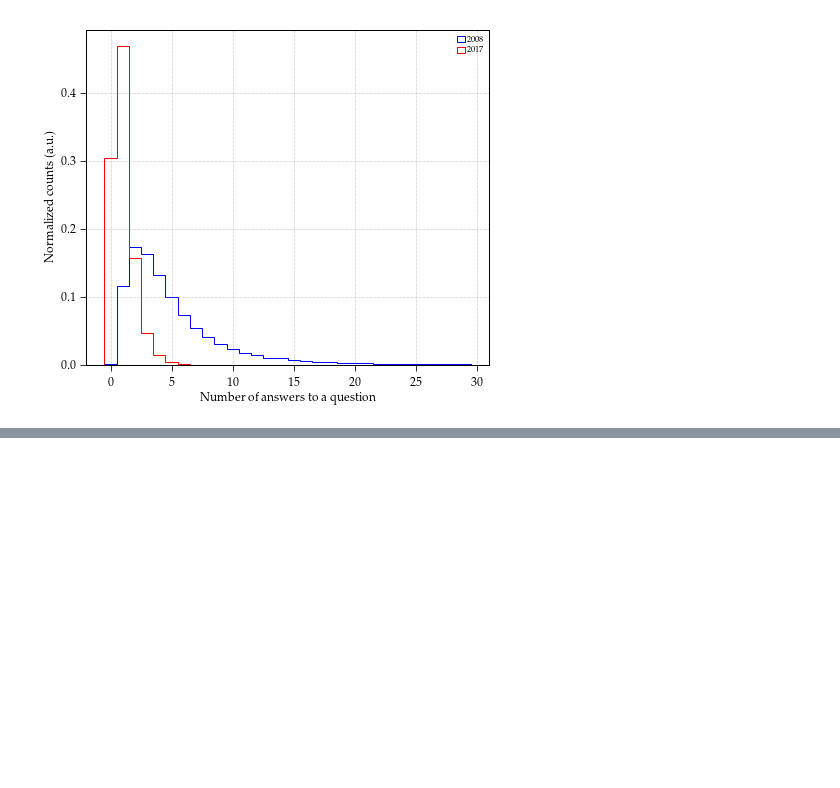
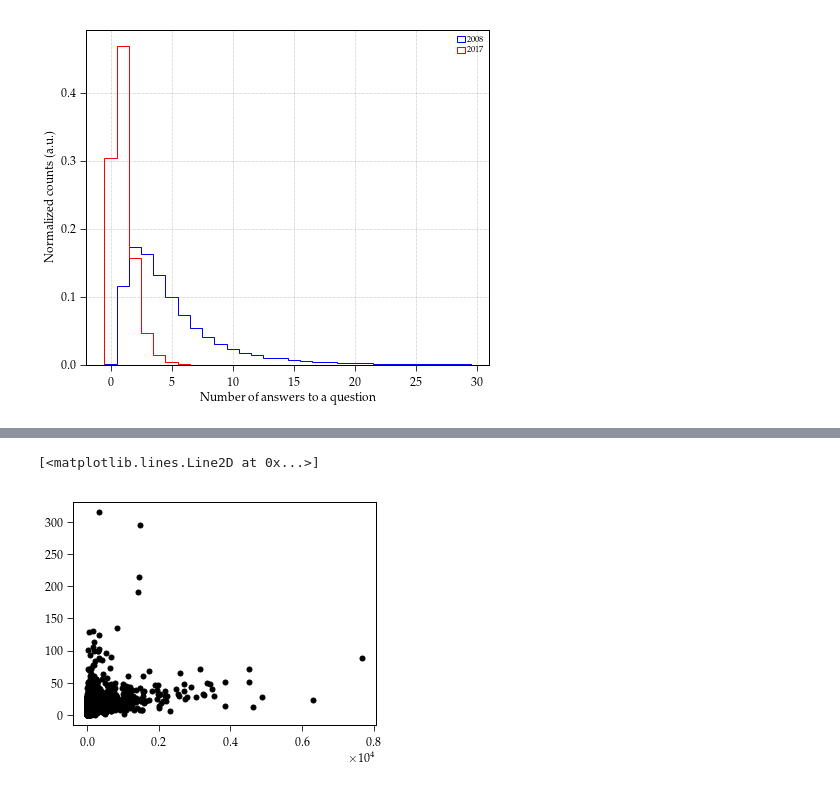
Before and after one commit to AkagiShigeru/incubator-overflow, a Jupyter notebook: stackoverflow-nlp.ipynb, the cells around one changed output, grey strips where cells are left out. Drawn from its saved outputs; the diff is of its cells as text; code cells hidden in the pictures; blank space fills up the shorter version.

```diff
--- a/stackoverflow-nlp.ipynb
+++ b/stackoverflow-nlp.ipynb
@@ -33,5 +33,6 @@ qs17.set_index("Id", inplace=True, drop=False)
 # %%
 words = store_dict.select("all")
 wordlists = store_words.select("words")
+wordlists.set_index("Id", inplace=True, drop=False)
 # %%
 words = words.sort_values(by="n", ascending=False)
@@ -78,4 +73,5 @@ plt.savefig("./plots/nanswers_time.pdf")
 # %% [output]
 [figure]
 # %%
-# pd.to_datetime(posts.CreationDate, origin="julian", unit="D")
+# convert to datetime objects
+qs08["CreationDate"] = pd.to_datetime(qs08.CreationDate, origin="julian", unit="D")
@@ -86,0 +105,4 @@ posts.AnswerCount.hist(bins=100, range=[0, 30])
+# %%
+# join in information about occurring words, probabilities etc
+qs08 = qs08.join(wordlists, how="inner", rsuffix="_r")
+qs08
@@ -86,0 +129,5 @@ posts.AnswerCount.hist(bins=100, range=[0, 30])
+# %%
+plt.plot(qs08.Score, qs08.AnswerCount, "k.")
+# %% [output]
+[<matplotlib.lines.Line2D at 0x...>]
+[figure, added]
```
Also changed, not shown: parts of 17 cells of this notebook, 2 other files.
